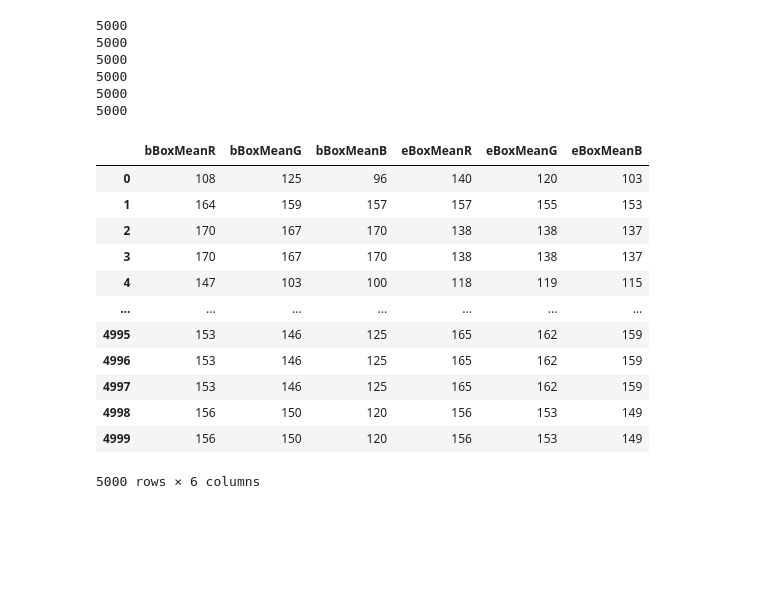
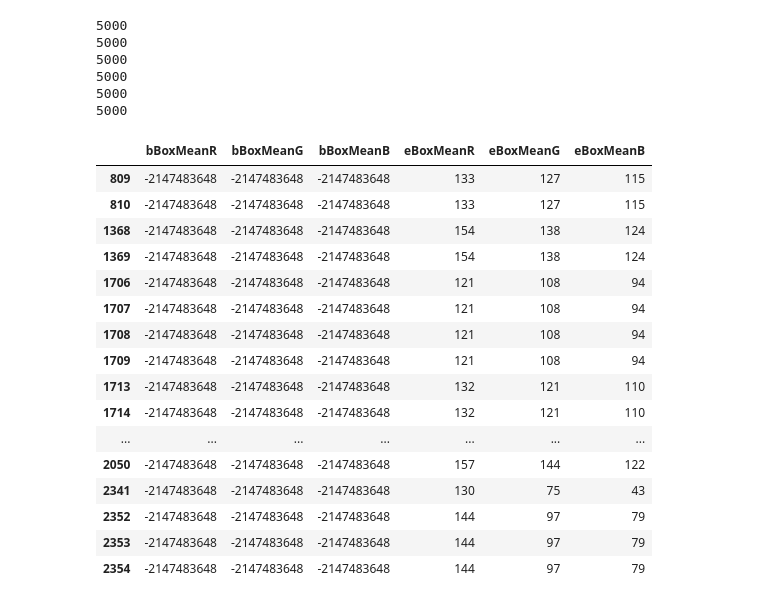
Before and after one commit to rlgus3351/ProjectDataAnalysis, a Jupyter notebook: 05_21/bbox_Pixel.ipynb, the cells around one changed output. Cells and saved outputs as stored; diff of their text form; code cells hidden in the pictures; blank space fills up the shorter version.

```diff
--- a/05_21/bbox_Pixel.ipynb
+++ b/05_21/bbox_Pixel.ipynb
@@ -166,17 +331,21 @@ df_temp.to_csv("./box12.csv", index=False)
 # %%
-data_test = pd.read_csv("./box10.csv")
-data_test
+data_test = pd.read_csv("./box11.csv")
+data_test[data_test["bBoxMeanB"]==-2147483648]
 # %% [output]
 |  | bBoxMeanR | bBoxMeanG | bBoxMeanB | eBoxMeanR | eBoxMeanG | eBoxMeanB |
-| 0 | 108 | 125 | 96 | 140 | 120 | 103 |
-| 1 | 164 | 159 | 157 | 157 | 155 | 153 |
-| 2 | 170 | 167 | 170 | 138 | 138 | 137 |
-| 3 | 170 | 167 | 170 | 138 | 138 | 137 |
-| 4 | 147 | 103 | 100 | 118 | 119 | 115 |
+| 809 | -2147483648 | -2147483648 | -2147483648 | 133 | 127 | 115 |
+| 810 | -2147483648 | -2147483648 | -2147483648 | 133 | 127 | 115 |
+| 1368 | -2147483648 | -2147483648 | -2147483648 | 154 | 138 | 124 |
+| 1369 | -2147483648 | -2147483648 | -2147483648 | 154 | 138 | 124 |
+| 1706 | -2147483648 | -2147483648 | -2147483648 | 121 | 108 | 94 |
+| 1707 | -2147483648 | -2147483648 | -2147483648 | 121 | 108 | 94 |
+| 1708 | -2147483648 | -2147483648 | -2147483648 | 121 | 108 | 94 |
+| 1709 | -2147483648 | -2147483648 | -2147483648 | 121 | 108 | 94 |
+| 1713 | -2147483648 | -2147483648 | -2147483648 | 132 | 121 | 110 |
+| 1714 | -2147483648 | -2147483648 | -2147483648 | 132 | 121 | 110 |
 | ... | ... | ... | ... | ... | ... | ... |
-| 4995 | 153 | 146 | 125 | 165 | 162 | 159 |
-| 4996 | 153 | 146 | 125 | 165 | 162 | 159 |
-| 4997 | 153 | 146 | 125 | 165 | 162 | 159 |
-| 4998 | 156 | 150 | 120 | 156 | 153 | 149 |
-| 4999 | 156 | 150 | 120 | 156 | 153 | 149 |
+| 2050 | -2147483648 | -2147483648 | -2147483648 | 157 | 144 | 122 |
+| 2341 | -2147483648 | -2147483648 | -2147483648 | 130 | 75 | 43 |
+| 2352 | -2147483648 | -2147483648 | -2147483648 | 144 | 97 | 79 |
+| 2353 | -2147483648 | -2147483648 | -2147483648 | 144 | 97 | 79 |
+| 2354 | -2147483648 | -2147483648 | -2147483648 | 144 | 97 | 79 |
-5000 rows × 6 columns
```
Also changed, not shown: parts of 11 cells of this notebook, 5 other files.
